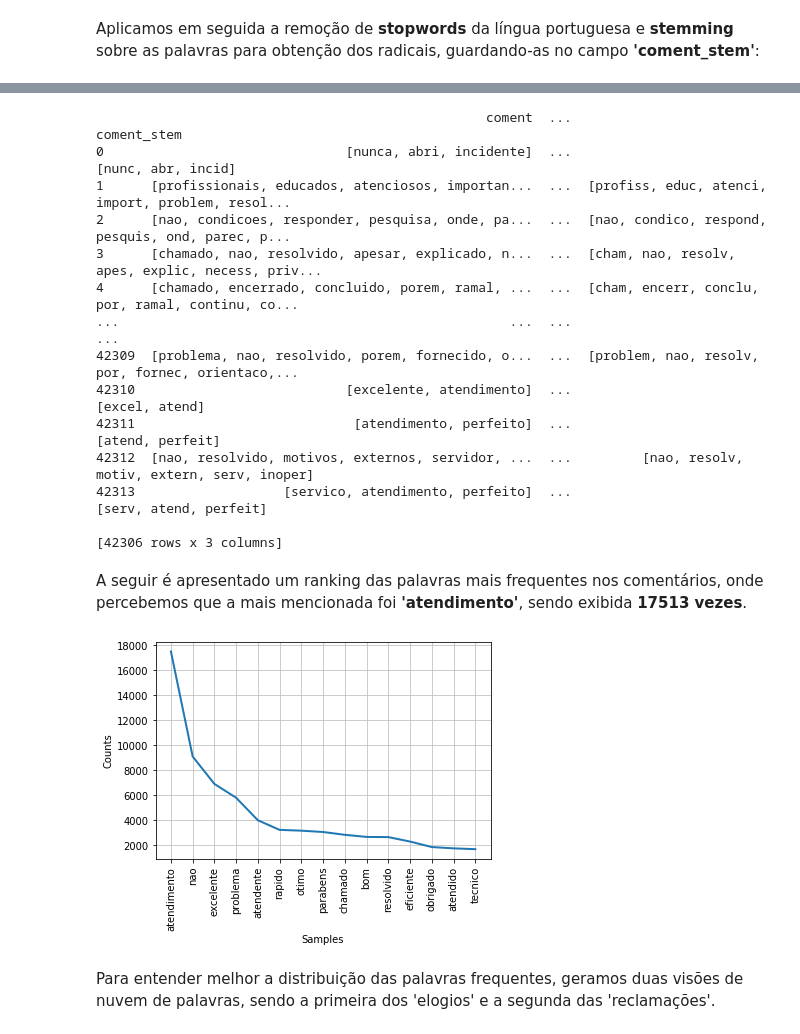
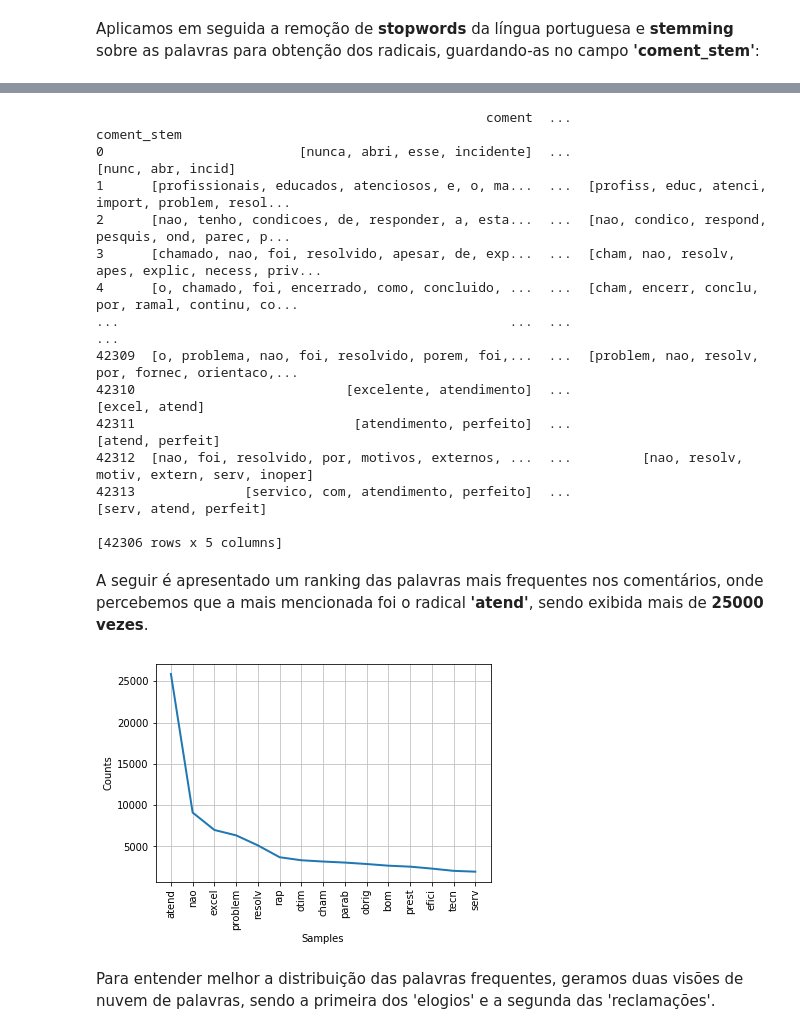
Before and after one commit to matheusro/Uniritter-topicos2-NLP, a Jupyter notebook: Trabalho_Topicos_NLP.ipynb, the cells around one changed output, grey strips where cells are left out. Cells and saved outputs as stored; diff of their text form; code cells hidden in the pictures.

Commit message:
Só falta testar os modelos

```diff
--- a/Trabalho_Topicos_NLP.ipynb
+++ b/Trabalho_Topicos_NLP.ipynb
@@ -39,6 +42,9 @@ Ao descrever o dataset abaixo, percebe-se que existem algumas avaliações de at
 Coincidentemente, alguns usuários incluiram exatamente os mesmos comentários na avaliação. No entanto, ainda temos muitos comentários exclusivos, **totalizando 31253**.
 
 O comentário mais reincidente foi o elogio de **"Excelente atendimento."**, sendo apresentado **634 vezes**.
+# %%
+# guarda os comentários puros em um novo campo para realizar um comparativo dos modelos no final
+dataset['coment_puro'] = dataset['coment']
 # %%
 print(dataset.describe())
 # %% [output]
@@ -85,6 +91,7 @@ Abaixo, nós convertemos os tipos de dado dos campos 'coment' para 'str' e 'mani
 # %%
 # converte os comentarios para string
 dataset['coment'] = dataset.coment.astype(str)
+dataset['coment_puro'] = dataset.coment.astype(str)
 # converte os manifestos para categorico
 dataset['manifest_atendimento'] = dataset.manifest_atendimento.astype('category')
 # %% [markdown]
@@ -168,7 +175,7 @@ print(dataset)
 Aplicamos em seguida a remoção de **stopwords** da língua portuguesa e **stemming** sobre as palavras para obtenção dos radicais, guardando-as no campo **'coment_stem'**:
 # %%
 # remocao de stopwords
-dataset["coment"] = dataset["coment"].apply(lambda x: [item for item in x if item not in stopwords.words("portuguese")])
+dataset["coment_stopwords"] = dataset["coment"].apply(lambda x: [item for item in x if item not in stopwords.words("portuguese")])
 # %%
 print(dataset)
 # %% [output]
@@ -204,33 +211,34 @@ def Stemming(sentence):
 # %%
 # Cria coluna nova com os radicais das palavras
-dataset['coment_stem'] = dataset['coment'].apply(Stemming)
+# Guarda coment com stopwords + stemming
+dataset['coment_stem'] = dataset['coment_stopwords'].apply(Stemming)
 print(dataset)
 # %% [output]
                                                   coment  ...                                        coment_stem
-0                               [nunca, abri, incidente]  ...                                 [nunc, abr, incid]
-1      [profissionais, educados, atenciosos, importan...  ...  [profiss, educ, atenci, import, problem, resol...
-2      [nao, condicoes, responder, pesquisa, onde, pa...  ...  [nao, condico, respond, pesquis, ond, parec, p...
-3      [chamado, nao, resolvido, apesar, explicado, n...  ...  [cham, nao, resolv, apes, explic, necess, priv...
-4      [chamado, encerrado, concluido, porem, ramal, ...  ...  [cham, encerr, conclu, por, ramal, continu, co...
+0                         [nunca, abri, esse, incidente]  ...                                 [nunc, abr, incid]
+1      [profissionais, educados, atenciosos, e, o, ma...  ...  [profiss, educ, atenci, import, problem, resol...
+2      [nao, tenho, condicoes, de, responder, a, esta...  ...  [nao, condico, respond, pesquis, ond, parec, p...
+3      [chamado, nao, foi, resolvido, apesar, de, exp...  ...  [cham, nao, resolv, apes, explic, necess, priv...
+4      [o, chamado, foi, encerrado, como, concluido, ...  ...  [cham, encerr, conclu, por, ramal, continu, co...
 ...                                                  ...  ...                                                ...
-42309  [problema, nao, resolvido, porem, fornecido, o...  ...  [problem, nao, resolv, por, fornec, orientaco,...
+42309  [o, problema, nao, foi, resolvido, porem, foi,...  ...  [problem, nao, resolv, por, fornec, orientaco,...
 42310                           [excelente, atendimento]  ...                                     [excel, atend]
 42311                            [atendimento, perfeito]  ...                                   [atend, perfeit]
-42312  [nao, resolvido, motivos, externos, servidor, ...  ...         [nao, resolv, motiv, extern, serv, inoper]
-42313                   [servico, atendimento, perfeito]  ...                             [serv, atend, perfeit]
+42312  [nao, foi, resolvido, por, motivos, externos, ...  ...         [nao, resolv, motiv, extern, serv, inoper]
+42313              [servico, com, atendimento, perfeito]  ...                             [serv, atend, perfeit]
 
-[42306 rows x 3 columns]
+[42306 rows x 5 columns]
 # %% [markdown]
-A seguir é apresentado um ranking das palavras mais frequentes nos comentários, onde percebemos que a mais mencionada foi **'atendimento'**, sendo exibida **17513 vezes**.
+A seguir é apresentado um ranking das palavras mais frequentes nos comentários, onde percebemos que a mais mencionada foi o radical **'atend'**, sendo exibida mais de **25000 vezes**.
 # %%
 from nltk.probability import FreqDist
 fdist = FreqDist()
-for word in dataset['coment']:
+for word in dataset['coment_stem']:
     for token in word:
         fdist[token] += 1
 fdist.plot(15)
 # %% [output]
-[figure, old version]
+[figure, new version]
 # %% [markdown]
 Para entender melhor a distribuição das palavras frequentes, geramos duas visões de nuvem de palavras, sendo a primeira dos 'elogios' e a segunda das 'reclamações'.
 # %%
```
Also changed, not shown: parts of 29 cells of this notebook.
